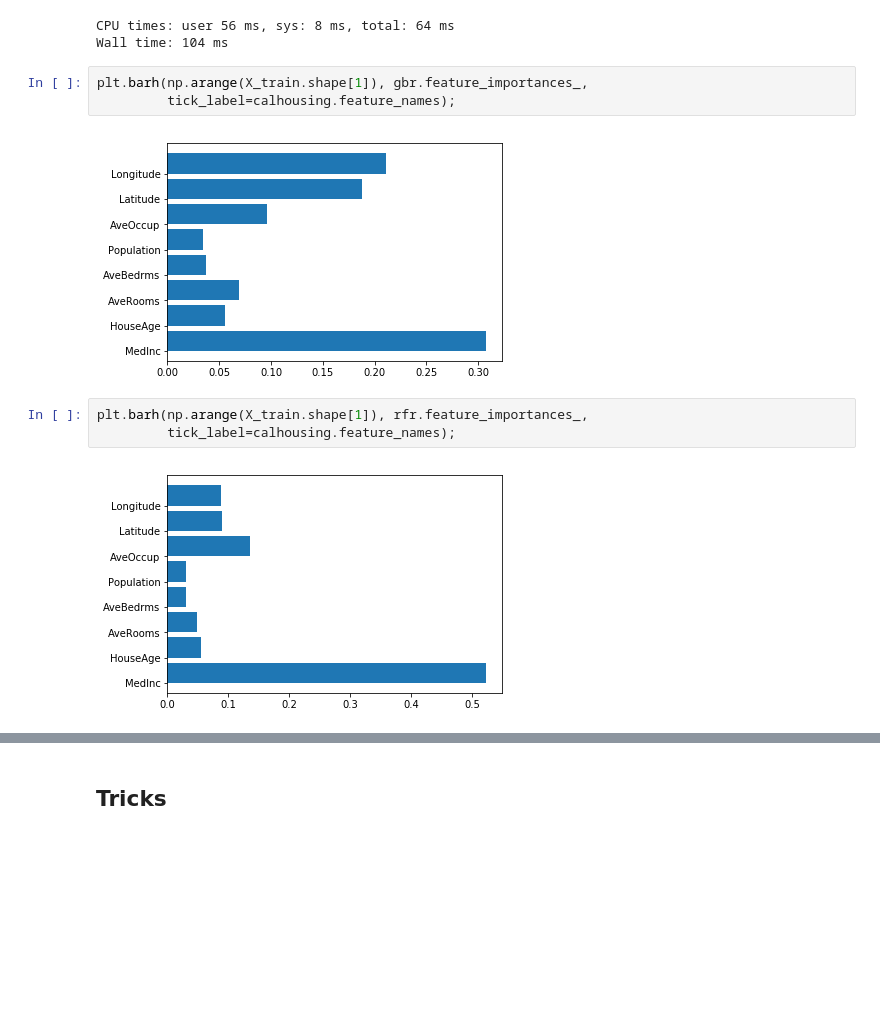
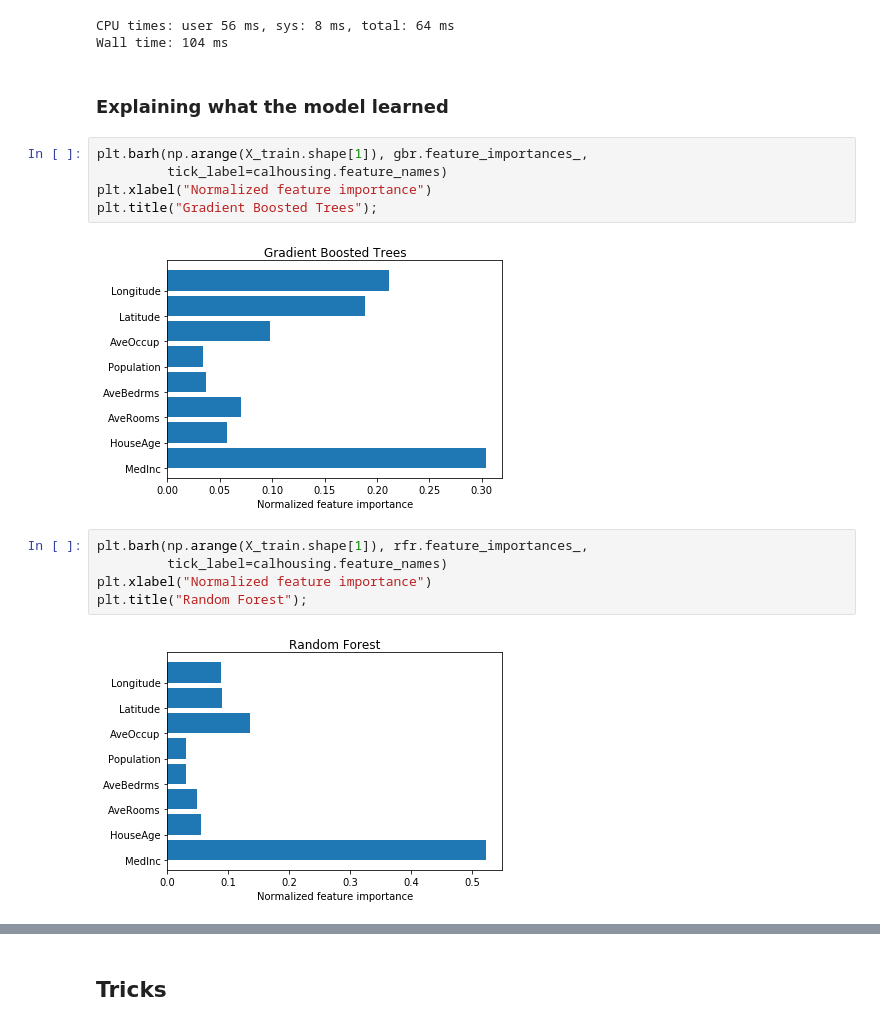
Before and after one commit to ogrisel/notebooks, a Jupyter notebook: sklearn_demos/Gradient Boosting.ipynb, the cells around one changed output, grey strips where cells are left out. Saved outputs shown, nothing was run; the diff lists cells and outputs as text; blank space fills up the shorter version.

Commit message:
Updated Gradient Boosting intro notebook

```diff
--- a/sklearn_demos/Gradient Boosting.ipynb
+++ b/sklearn_demos/Gradient Boosting.ipynb
@@ -208,16 +214,22 @@ Model size: 76.1 MB
 # %% [output]
 CPU times: user 56 ms, sys: 8 ms, total: 64 ms
 Wall time: 104 ms
+# %% [markdown]
+### Explaining what the model learned
 # %%
 plt.barh(np.arange(X_train.shape[1]), gbr.feature_importances_,
-         tick_label=calhousing.feature_names);
+         tick_label=calhousing.feature_names)
+plt.xlabel("Normalized feature importance")
+plt.title("Gradient Boosted Trees");
 # %% [output]
-[figure, old version]
+[figure, new version]
 # %%
 plt.barh(np.arange(X_train.shape[1]), rfr.feature_importances_,
-         tick_label=calhousing.feature_names);
+         tick_label=calhousing.feature_names)
+plt.xlabel("Normalized feature importance")
+plt.title("Random Forest");
 # %% [output]
-[figure, old version]
+[figure, new version]
 # %%
 from sklearn.ensemble.partial_dependence import plot_partial_dependence
 
```
Also changed, not shown: parts of 13 cells of this notebook.
